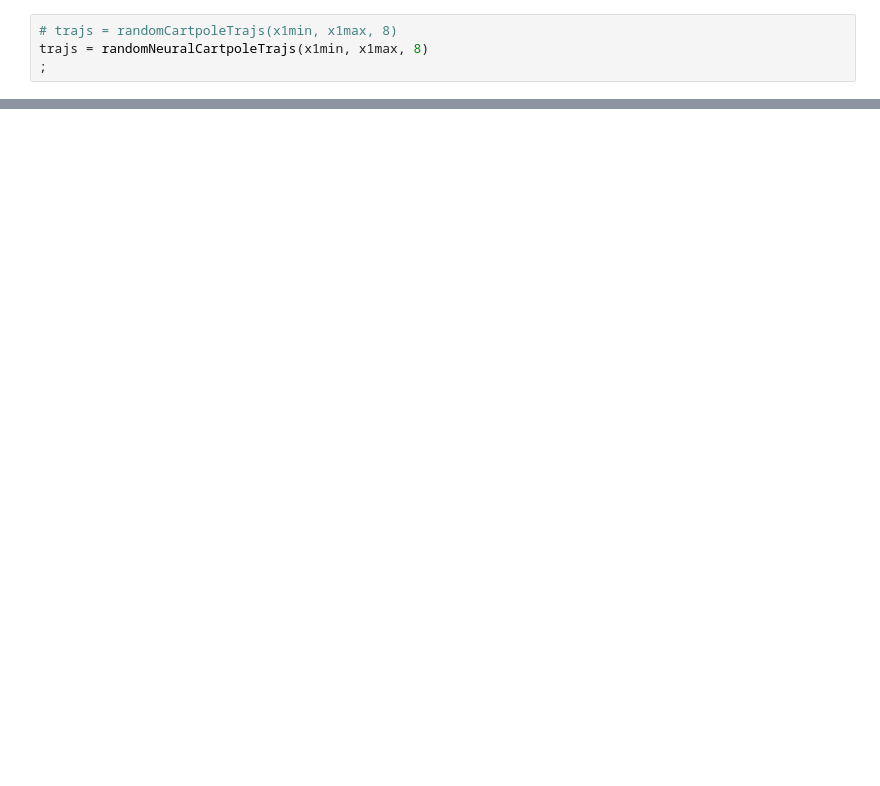
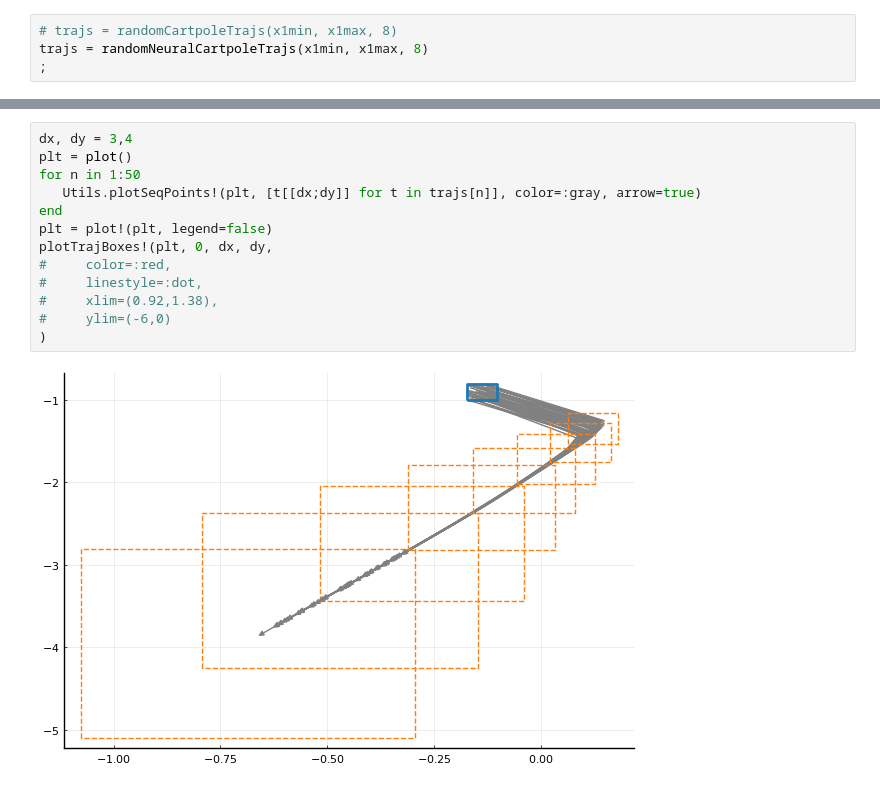
Before and after one commit to AntonXue/nn-sdp, a Jupyter notebook: notebooks/cartpole-reach.ipynb, the cells around one changed output, grey strips where cells are left out. Saved outputs shown, nothing was run; the diff lists cells and outputs as text; blank space fills up the shorter version.

```diff
--- a/notebooks/cartpole-reach.ipynb
+++ b/notebooks/cartpole-reach.ipynb
@@ -200,0 +217,15 @@ LoadError: UndefVarError: β0_lbs not defined
+# %%
+dx, dy = 3,4
+plt = plot()
+for n in 1:50
+   Utils.plotSeqPoints!(plt, [t[[dx;dy]] for t in trajs[n]], color=:gray, arrow=true)
+end
+plt = plot!(plt, legend=false)
+plotTrajBoxes!(plt, 0, dx, dy,
+#     color=:red,
+#     linestyle=:dot,
+#     xlim=(0.92,1.38),
+#     ylim=(-6,0)
+)
+# %% [output]
+[figure, added]
```
Also changed, not shown: parts of 9 cells of this notebook, 2 other files.
